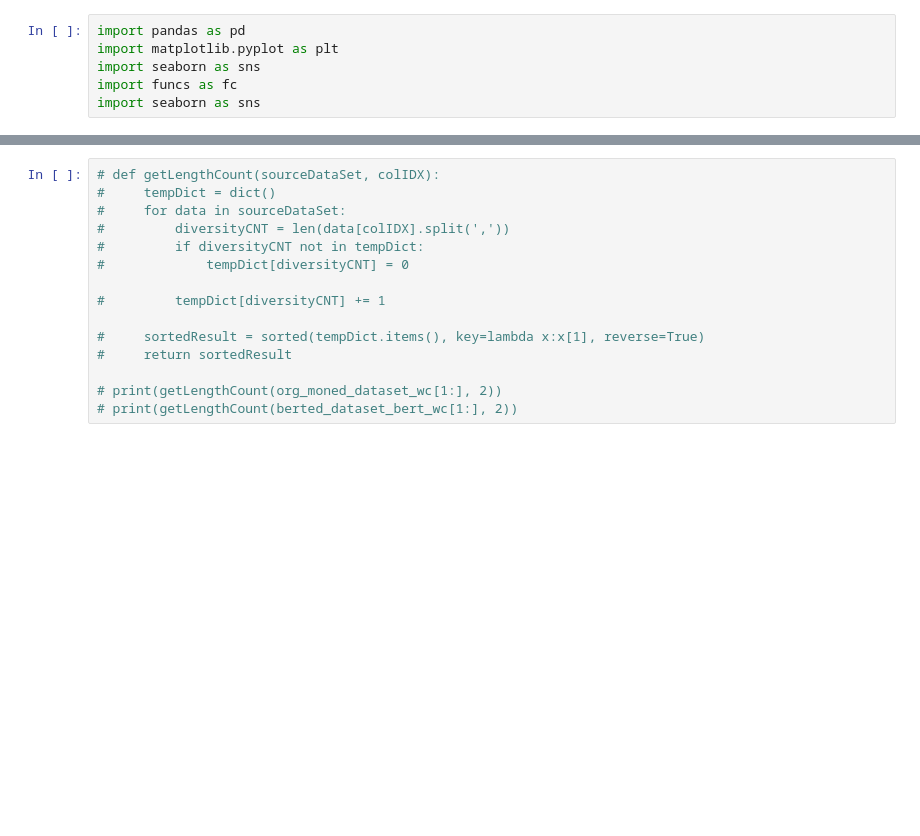
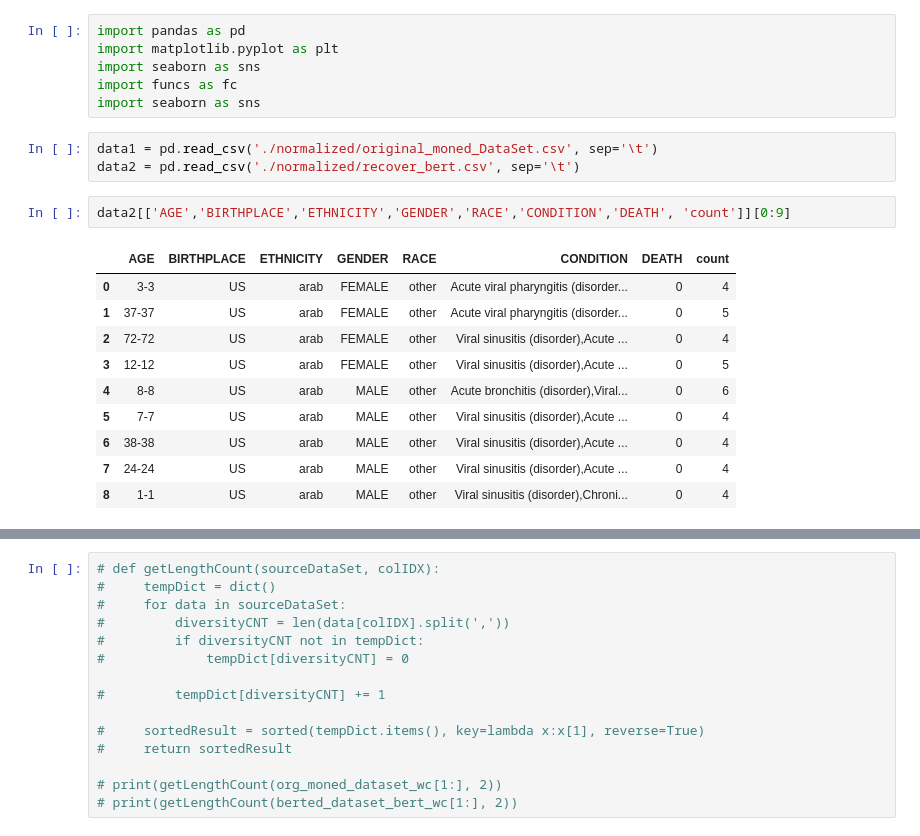
Before and after one commit to asha172/K-Anonymity, a Jupyter notebook: eval/anal.ipynb, the cells around one changed output, grey strips where cells are left out. Drawn from its saved outputs; the diff is of its cells as text; blank space fills up the shorter version.

```diff
--- a/eval/anal.ipynb
+++ b/eval/anal.ipynb
@@ -4,3 +4,19 @@ import matplotlib.pyplot as plt
 import seaborn as sns
 import funcs as fc
 import seaborn as sns
+# %%
+data1 = pd.read_csv('./normalized/original_moned_DataSet.csv', sep='\t')
+data2 = pd.read_csv('./normalized/recover_bert.csv', sep='\t')
+# %%
+data2[['AGE','BIRTHPLACE','ETHNICITY','GENDER','RACE','CONDITION','DEATH', 'count']][0:9]
+# %% [output]
+|  | AGE | BIRTHPLACE | ETHNICITY | GENDER | RACE | CONDITION | DEATH | count |
+| 0 | 3-3 | US | arab | FEMALE | other | Acute viral pharyngitis (disorder... | 0 | 4 |
+| 1 | 37-37 | US | arab | FEMALE | other | Acute viral pharyngitis (disorder... | 0 | 5 |
+| 2 | 72-72 | US | arab | FEMALE | other | Viral sinusitis (disorder),Acute ... | 0 | 4 |
+| 3 | 12-12 | US | arab | FEMALE | other | Viral sinusitis (disorder),Acute ... | 0 | 5 |
+| 4 | 8-8 | US | arab | MALE | other | Acute bronchitis (disorder),Viral... | 0 | 6 |
+| 5 | 7-7 | US | arab | MALE | other | Viral sinusitis (disorder),Acute ... | 0 | 4 |
+| 6 | 38-38 | US | arab | MALE | other | Viral sinusitis (disorder),Acute ... | 0 | 4 |
+| 7 | 24-24 | US | arab | MALE | other | Viral sinusitis (disorder),Acute ... | 0 | 4 |
+| 8 | 1-1 | US | arab | MALE | other | Viral sinusitis (disorder),Chroni... | 0 | 4 |
```
Also changed, not shown: parts of 15 cells of this notebook, 4 other files.
